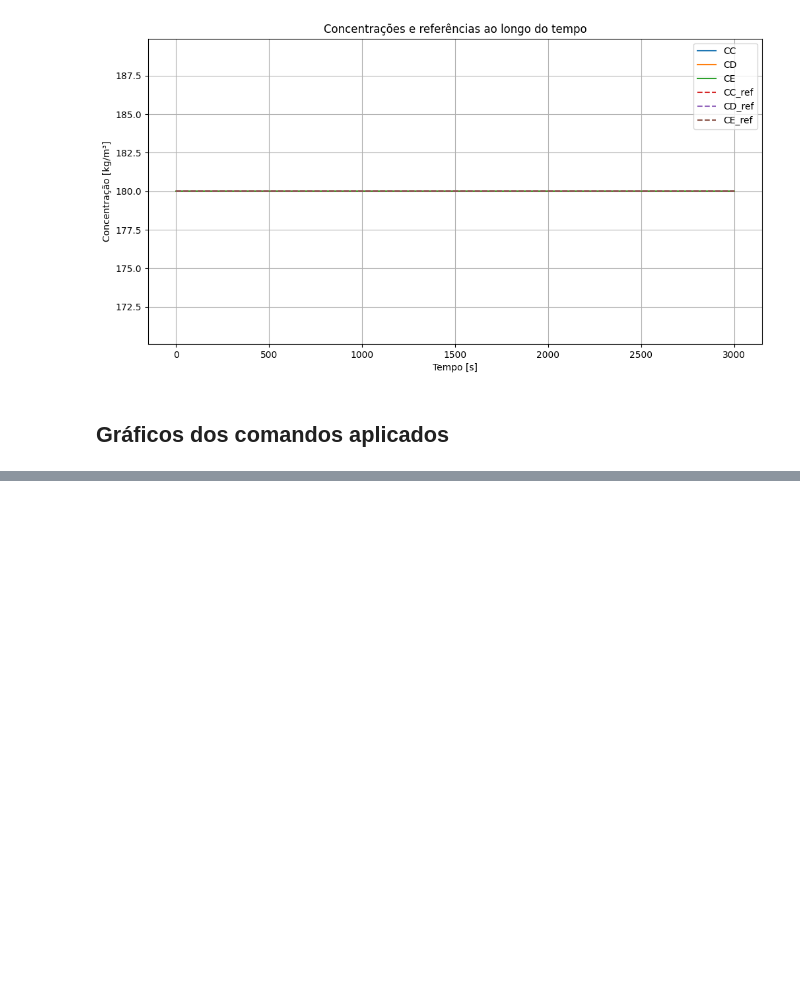
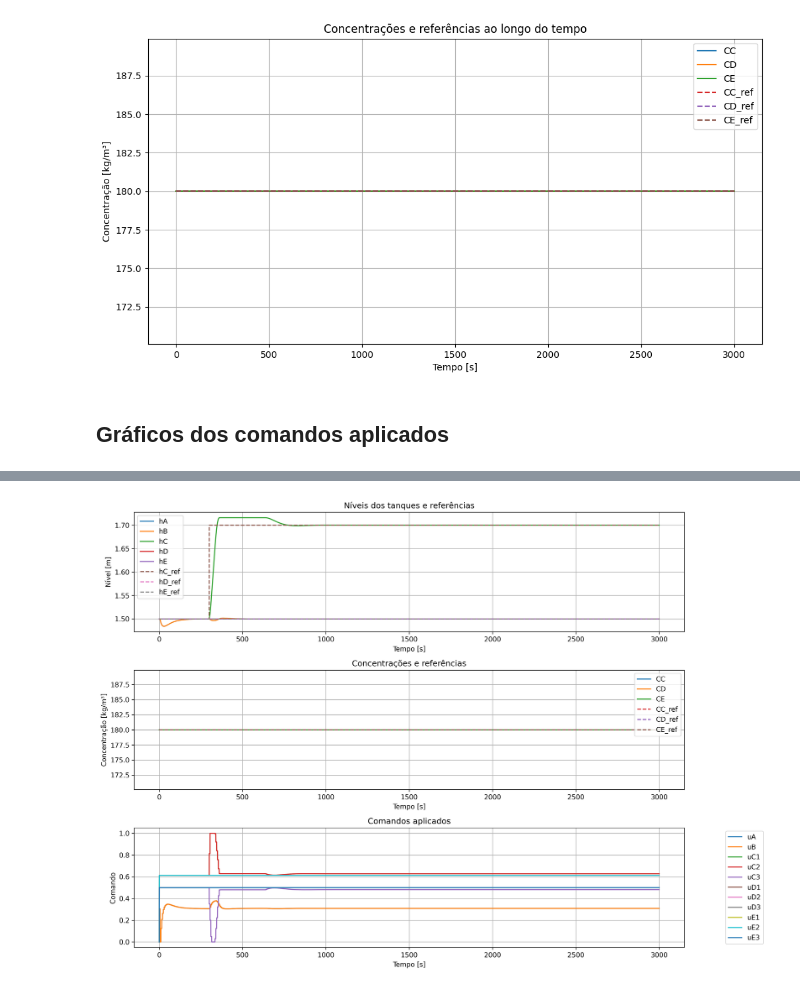
Before and after one commit to wrlxavier/mpc-conical-tank-simulation, a Jupyter notebook: data_analysis.ipynb, the cells around one changed output, grey strips where cells are left out. Drawn from its saved outputs; the diff is of its cells as text; code cells hidden in the pictures; blank space fills up the shorter version.

```diff
--- a/data_analysis.ipynb
+++ b/data_analysis.ipynb
@@ -128,0 +83,54 @@ Requisitos:
+# %%
+fig, axs = plt.subplots(3, 1, figsize=(14, 10))
+fig.dpi = 300
+
+# Níveis dos tanques
+axs[0].plot(df['tempo'], df['hA'], label='hA')
+axs[0].plot(df['tempo'], df['hB'], label='hB')
+axs[0].plot(df['tempo'], df['hC'], label='hC')
+axs[0].plot(df['tempo'], df['hD'], label='hD')
+axs[0].plot(df['tempo'], df['hE'], label='hE')
+axs[0].plot(df['tempo'], df['hC_ref'], '--', label='hC_ref')
+axs[0].plot(df['tempo'], df['hD_ref'], '--', label='hD_ref')
+axs[0].plot(df['tempo'], df['hE_ref'], '--', label='hE_ref')
+axs[0].set_xlabel('Tempo [s]')
+axs[0].set_ylabel('Nível [m]')
+axs[0].set_title('Níveis dos tanques e referências')
+axs[0].legend()
+axs[0].grid(True)
+
+# Concentrações
+axs[1].plot(df['tempo'], df['CC'], label='CC')
+axs[1].plot(df['tempo'], df['CD'], label='CD')
+axs[1].plot(df['tempo'], df['CE'], label='CE')
+axs[1].plot(df['tempo'], df['CC_ref'], '--', label='CC_ref')
+axs[1].plot(df['tempo'], df['CD_ref'], '--', label='CD_ref')
+axs[1].plot(df['tempo'], df['CE_ref'], '--', label='CE_ref')
+axs[1].set_xlabel('Tempo [s]')
+axs[1].set_ylabel('Concentração [kg/m³]')
+axs[1].set_title('Concentrações e referências')
+axs[1].legend()
+axs[1].grid(True)
+
+# Comandos
+axs[2].plot(df['tempo'], df['uA'], label='uA')
+axs[2].plot(df['tempo'], df['uB'], label='uB')
+axs[2].plot(df['tempo'], df['uC1'], label='uC1')
+axs[2].plot(df['tempo'], df['uC2'], label='uC2')
+axs[2].plot(df['tempo'], df['uC3'], label='uC3')
+axs[2].plot(df['tempo'], df['uD1'], label='uD1')
+axs[2].plot(df['tempo'], df['uD2'], label='uD2')
+axs[2].plot(df['tempo'], df['uD3'], label='uD3')
+axs[2].plot(df['tempo'], df['uE1'], label='uE1')
+axs[2].plot(df['tempo'], df['uE2'], label='uE2')
+axs[2].plot(df['tempo'], df['uE3'], label='uE3')
+axs[2].set_xlabel('Tempo [s]')
+axs[2].set_ylabel('Comando')
+axs[2].set_title('Comandos aplicados')
+axs[2].legend(loc='upper right', bbox_to_anchor=(1.15, 1))
+axs[2].grid(True)
+
+plt.tight_layout()
+plt.show()
+# %% [output]
+[figure, added]
```
Also changed, not shown: parts of 4 cells of this notebook, 5 other files.
